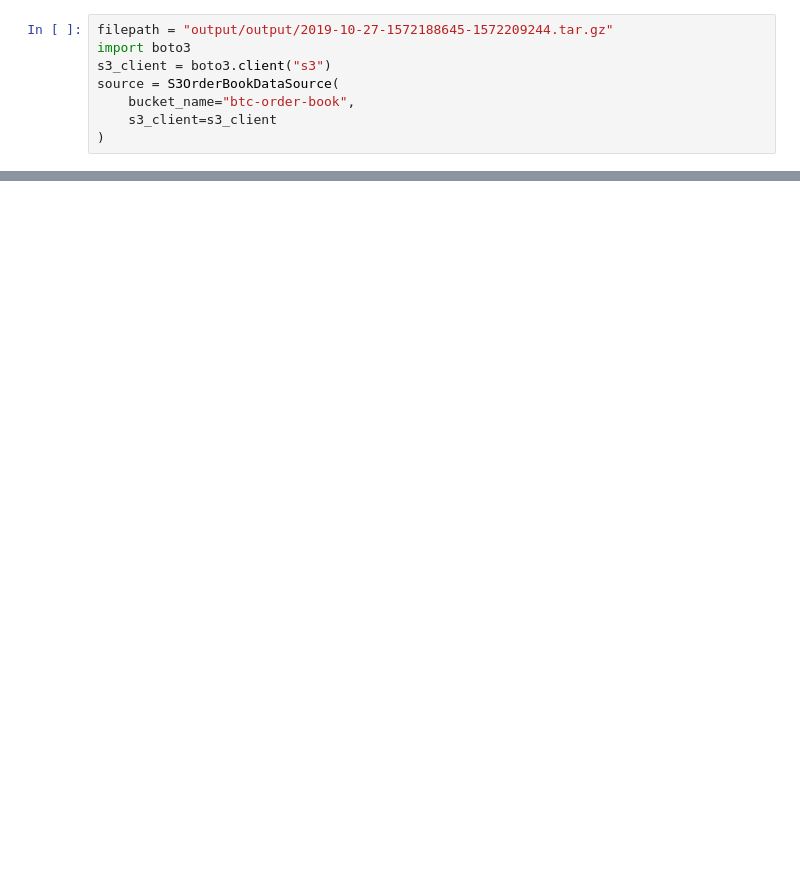
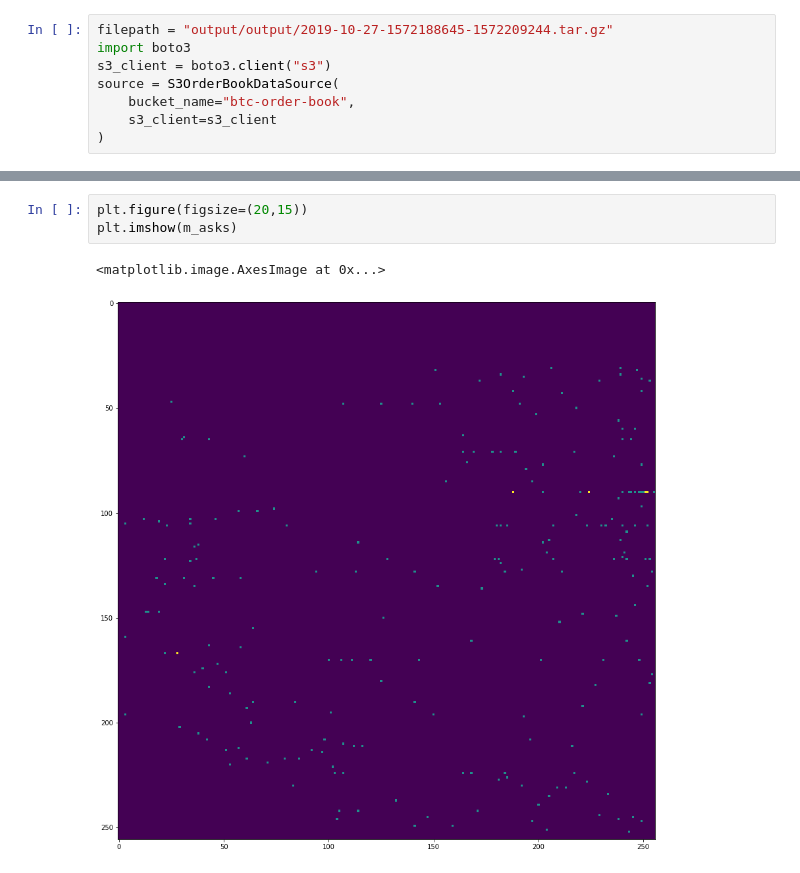
Before and after one commit to int8/orderbookfetcher, a Jupyter notebook: verify chunk.ipynb, the cells around one changed output, grey strips where cells are left out. Drawn from its saved outputs; the diff is of its cells as text; blank space fills up the shorter version.

```diff
--- a/verify chunk.ipynb
+++ b/verify chunk.ipynb
@@ -155,0 +300,6 @@ output/output/2020-09-07-1599444370-1599464859.tar.gz
+# %%
+plt.figure(figsize=(20,15))
+plt.imshow(m_asks)
+# %% [output]
+<matplotlib.image.AxesImage at 0x...>
+[figure, added]
```
Also changed, not shown: parts of 5 cells of this notebook, 8 other files.
